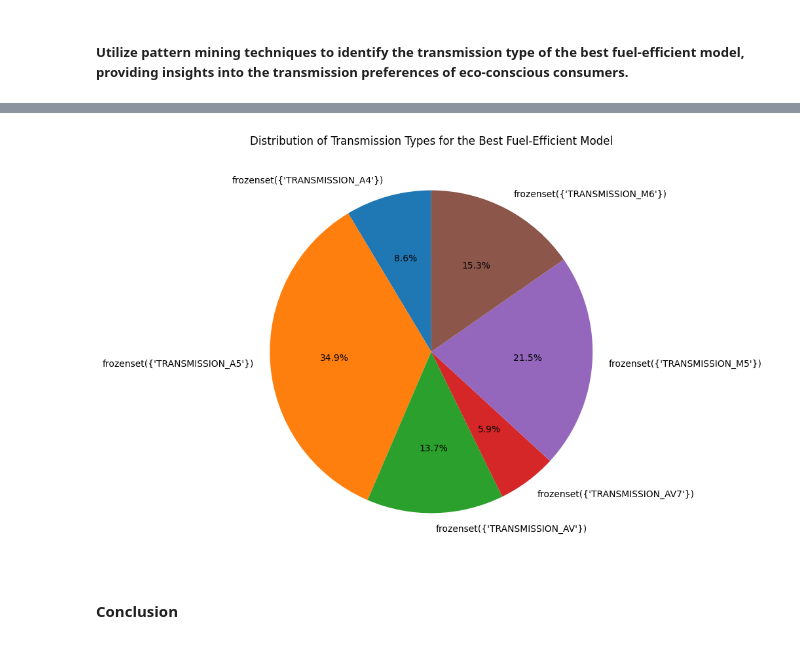
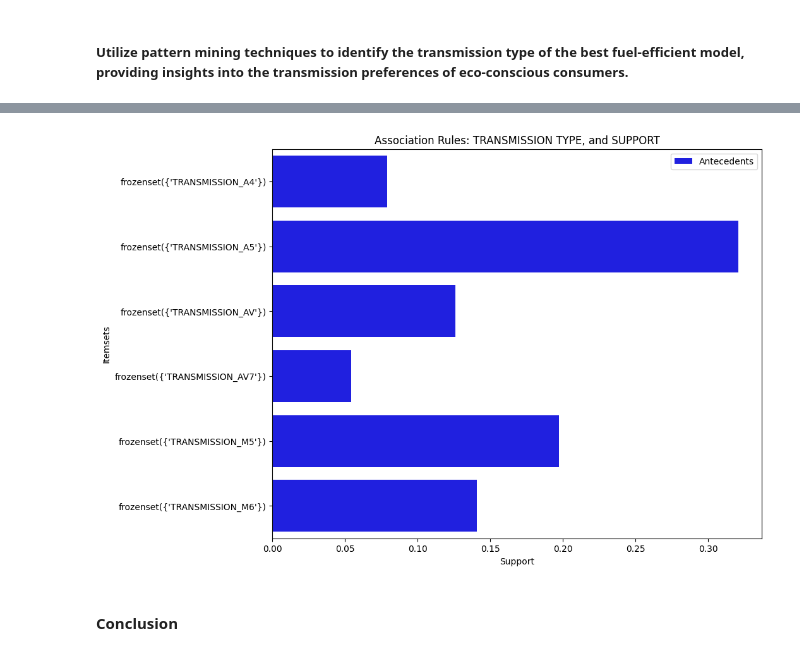
Before and after one commit to Milinda96/UoM_DM_Group_07, a Jupyter notebook: In23_S3_CS5227_DM_Group_7.ipynb, the cells around one changed output, grey strips where cells are left out. Drawn from its saved outputs; the diff is of its cells as text; code cells hidden in the pictures.

Commit message:
Print the Association Rules

```diff
--- a/In23_S3_CS5227_DM_Group_7.ipynb
+++ b/In23_S3_CS5227_DM_Group_7.ipynb
@@ -747,13 +750,13 @@ selected_columns = ['TRANSMISSION']
 # %%
 # Filter the data to include only the selected columns
-filtered_data = filtered_data_best_model[selected_columns]
+filtered_data_frequent = filtered_data_best_model[selected_columns_frequent]
 # %%
 # Perform one-hot encoding for the selected columns
-data_encoded = pd.get_dummies(filtered_data)
+data_encoded_frequent = pd.get_dummies(filtered_data_frequent)
 # %%
-# Use the Apriori algorithm for frequent itemset mining with a minimum support
+# Apriori algorithm for frequent itemset mining with a minimum support
 min_support_threshold = 0.05  # Adjust this threshold as needed
-frequent_itemsets = apriori(data_encoded, min_support=min_support_threshold, use_colnames=True)
+frequent_itemsets = apriori(data_encoded_frequent, min_support=min_support_threshold, use_colnames=True)
 # %%
 # Display frequent itemsets
 print("Frequent Itemsets:")
@@ -773,10 +807,25 @@ import seaborn as sns
-# %%
-plt.figure(figsize=(8, 8))
-plt.pie(frequent_itemsets['support'], labels=frequent_itemsets['itemsets'], autopct='%1.1f%%', startangle=90)
-plt.title('Distribution of Transmission Types for the Best Fuel-Efficient Model')
-plt.show()
-# %% [output]
-[figure, removed]
+# %%
+# Sort the rules by support in descending order
+association_rules_result = association_rules(frequent_itemsets, metric="confidence", min_threshold=0.7)
+# %%
+# Set up the matplotlib figure
+plt.figure(figsize=(10, 8))
+
+# Plot horizontal bar plot for antecedents, consequents, and support
+sns.barplot(x='support', y='antecedents', data=association_rules_result, color='blue', label='Antecedents')
+
+# Add labels and title
+plt.xlabel('Support')
+plt.ylabel('Itemsets')
+plt.title('Association Rules: TRANSMISSION TYPE, and SUPPORT')
+
+# Add legend
+plt.legend()
+
+# Show the plot
+plt.show()
+# %% [output]
+[figure, added]
 # %% [markdown]
 #### Conclusion
 # %% [markdown]
```
Also changed, not shown: parts of 6 cells of this notebook.
